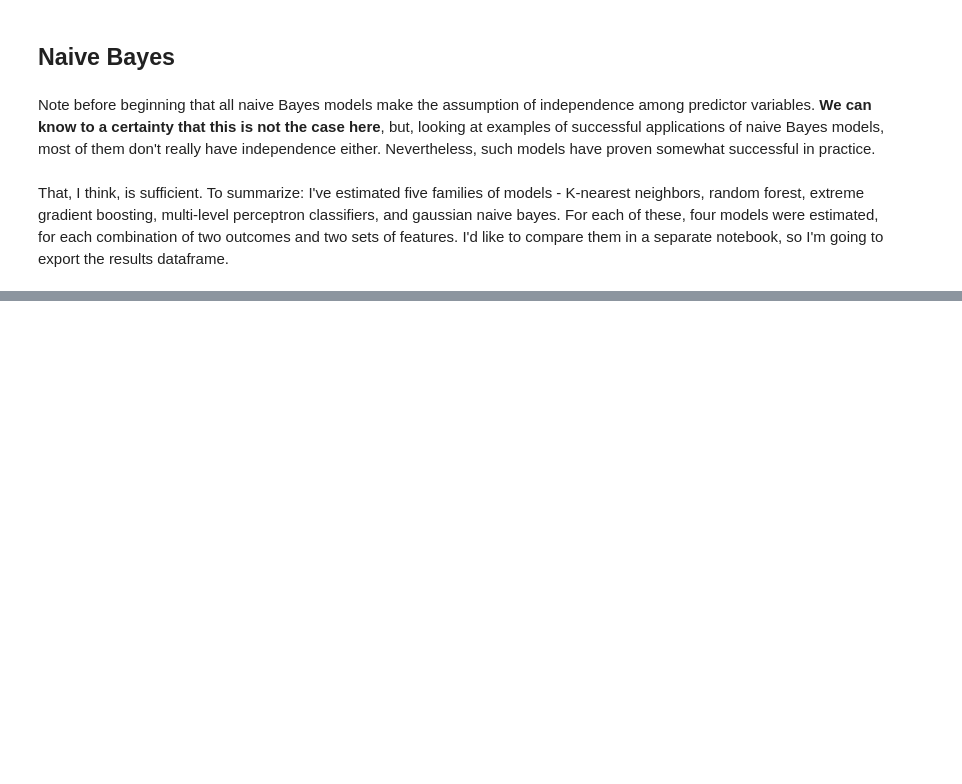
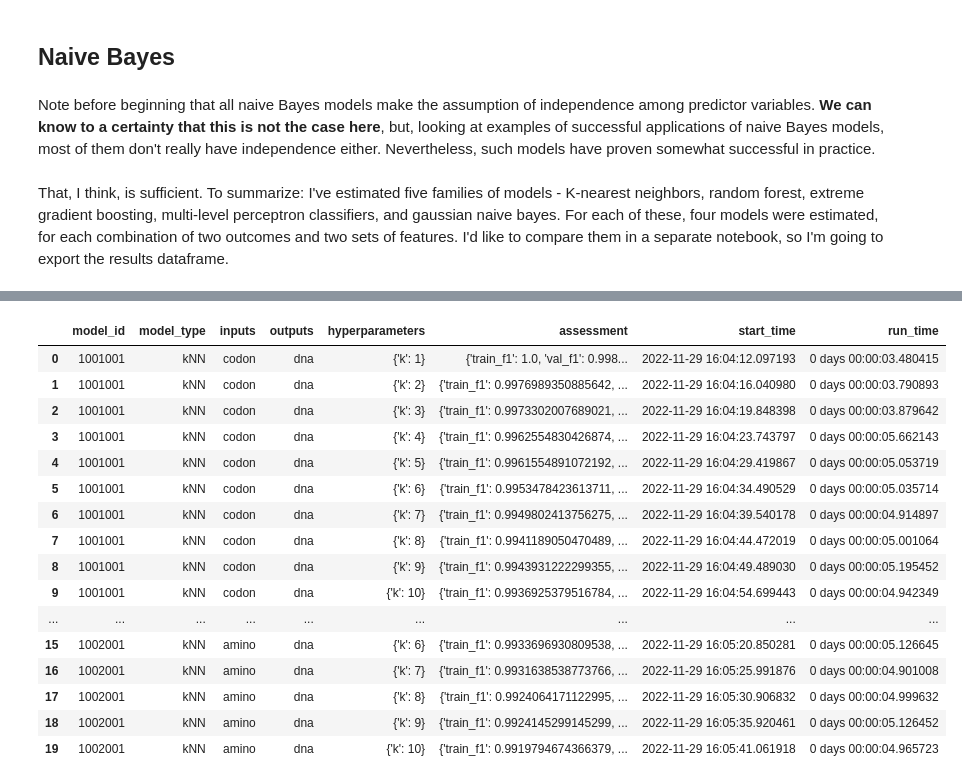
Before and after one commit to skizlik/capstone-2-dna-taxon-prediction, a Jupyter notebook: Capstone 2 Modeling.ipynb, the cells around one changed output, grey strips where cells are left out. Drawn from its saved outputs; the diff is of its cells as text; code cells hidden in the pictures; blank space fills up the shorter version.

```diff
--- a/Capstone 2 Modeling.ipynb
+++ b/Capstone 2 Modeling.ipynb
@@ -172,13 +252,6 @@ def scale_all(X_train, X_val, X_test):
     X_val = ss.transform(X_val)
     X_test = ss.transform(X_test)
     return X_train, X_val, X_test
-# %%
-def scale_tv(X_train, X_val):
-    '''uses StandardScaler() to fit_transform X_train and transform X_val'''
-    ss = StandardScaler()
-    X_train = ss.fit_transform(X_train)
-    X_val = ss.transform(X_val)
-    return X_train, X_val
 # %%
 '''It is EXTREMELY PAINFUL to me that it proved necessary to include Xn and yn to represent the NAMES of the
 parameters X and y in the function below.  I looked long and hard and ultimately in vain for a clean, simple way
@@ -509,6 +645,7 @@ The only difference seems to be that, when predicting kingdom as opposed to DNAt
 
 def rfc_shap(y, X, yn='', Xn='', n_est=300, tts_random_state=0, rfc_random_state=0, test_id=0):
     starttime = datetime.now()
+    output = pd.DataFrame(columns=r_cols)
 
     print("X:", Xn)
     print("y:", yn)
@@ -520,16 +657,19 @@ def rfc_shap(y, X, yn='', Xn='', n_est=300, tts_random_state=0, rfc_random_state
 
     rfc = RandomForestClassifier(n_estimators=n_est, random_state=rfc_random_state, n_jobs=-1)
     rfc.fit(X_train,y_train)
-    shap_values = shap.TreeExplainer(rfc).shap_values(X_train)
+    shap_exp = shap.TreeExplainer(rfc)
+    shap_values = shap_exp.shap_values(X_train)
     plot_title = "Predicting" + yn + "using" + Xn
     shap.summary_plot(shap_values, X_train, feature_names=X, title=plot_title, plot_type="bar")
+    #shap.plots.heatmap(shap_exp)
     # summary_plot returns an error for other plot types for multiclass
     #shap.summary_plot(shap_values, X_train, feature_names=X, title=plot_title, plot_type="violin")
     #shap.summary_plot(shap_values, X_train, feature_names=X, title=plot_title, plot_type="dot")
     # inserting these shap values into the results dataframe
     item = [test_id, 'RFC-SHAP', Xn, yn, {'n_estimators': n_est}, shap_values, starttime, datetime.now()-starttime]
     itemdict = dict(zip(r_cols, item))
-    return itemdict
+    output = output.append(itemdict, ignore_index=True)
+    return output
 # %%
 # running the function on:
 # y=DNAtype X=codon
@@ -602,6 +769,8 @@ results = results.append(xgb_fit('KingLabel', amino_list, 'kingdom', 'amino', te
 Let's also run the SHAP TreeExplainer on these XGBoost models.
 # %%
 def xgb_shap(y, X, yn='', Xn='', tts_random_state=0, test_id=0):
+    starttime=datetime.now()
+    output = pd.DataFrame(columns=r_cols)
     X_train, X_val, y_train, y_val = train_test_split(cu[X], cu[y], test_size=0.15, random_state=tts_random_state)
     # scale X data
     X_train, X_val, X_test = scale_all(X_train, X_val, testset[X])
@@ -611,13 +780,15 @@ def xgb_shap(y, X, yn='', Xn='', tts_random_state=0, test_id=0):
     shap_values = shap.TreeExplainer(xgb).shap_values(X_train)
     plot_title = "Predicting" + yn + "using" + Xn
     shap.summary_plot(shap_values, X_train, feature_names=X, title=plot_title, plot_type="bar")
+    #shap.plots.heatmap(shap_values)
     #shap.summary_plot(shap_values, X_train, feature_names=X, title=plot_title, plot_type="violin")
     #shap.summary_plot(shap_values, X_train, feature_names=X, title=plot_title, plot_type="dot")
     # inserting these shap values into the results dataframe
     item = [test_id, 'XGB-SHAP', Xn, yn, {'hyperparameters': 'XGB defaults'}, shap_values,
                                                     starttime, datetime.now()-starttime]
     itemdict = dict(zip(r_cols, item))
-    return itemdict
+    output = output.append(itemdict, ignore_index=True)
+    return output
 # %%
 results=results.append(xgb_shap('DNALabel', codon_list, 'dna', 'codon', tts_random_state=6433, test_id='3011001'))
 results=results.append(xgb_shap('DNALabel', amino_list, 'dna', 'amino', tts_random_state=1027, test_id='3012001'))
@@ -801,7 +1002,9 @@ The MLPClassifier model can be explored using shap.DeepExplainer, or so I've rea
 # I'm not using tensorflow at all but shap DeepExplainer threw an error that there was no such module... ominous...
 import tensorflow
 # %%
-def mlp_shap(y, X, yn='', Xn='', tts_random_state=0):
+def mlp_shap(y, X, yn='', Xn='', tts_random_state=0, test_id=0):
+    starttime = datetime.now()
+    output = pd.DataFrame(columns=r_cols)
     X_train, X_val, y_train, y_val = train_test_split(cu[X], cu[y], test_size=0.15, random_state=tts_random_state)
     # scale X data
     X_train, X_val, X_test = scale_all(X_train, X_val, testset[X])
@@ -816,11 +1019,13 @@ def mlp_shap(y, X, yn='', Xn='', tts_random_state=0):
     shap_values = shap.KernelExplainer(mlp.predict_proba, X_train[:50,:]).shap_values(X_train[:299,:])
     plot_title = "Predicting" + yn + "using" + Xn
     shap.summary_plot(shap_values, X_train[:299,:], feature_names=X, title=plot_title, plot_type="bar")
+    #shap.plots.heatmap(shap_values)
     #shap.summary_plot(shap_values, X_train, feature_names=X, title=plot_title, plot_type="violin")
     #shap.summary_plot(shap_values, X_train, feature_names=X, title=plot_title, plot_type="dot")
     item = [test_id, 'MLP-SHAP', Xn, yn, {'hyperparameters': 'MLP defaults'}, shap_values, starttime, datetime.now()-starttime]
     itemdict = dict(zip(r_cols, item))
-    return itemdict
+    output = output.append(itemdict, ignore_index=True)
+    return output
 # %%
 results=results.append(mlp_shap('DNALabel', codon_list, 'dna', 'codon', tts_random_state=2302, test_id='4011001'))
 results=results.append(mlp_shap('DNALabel', amino_list, 'dna', 'amino', tts_random_state=6613, test_id='4012001'))
@@ -892,0 +1112,20 @@ results.to_pickle("results1.pkl")
+# %%
+results.head(20)
+# %% [output]
+|  | model_id | model_type | inputs | outputs | hyperparameters | assessment | start_time | run_time |
+| 0 | 1001001 | kNN | codon | dna | {'k': 1} | {'train_f1': 1.0, 'val_f1': 0.998... | 2022-11-29 16:04:12.097193 | 0 days 00:00:03.480415 |
+| 1 | 1001001 | kNN | codon | dna | {'k': 2} | {'train_f1': 0.9976989350885642, ... | 2022-11-29 16:04:16.040980 | 0 days 00:00:03.790893 |
+| 2 | 1001001 | kNN | codon | dna | {'k': 3} | {'train_f1': 0.9973302007689021, ... | 2022-11-29 16:04:19.848398 | 0 days 00:00:03.879642 |
+| 3 | 1001001 | kNN | codon | dna | {'k': 4} | {'train_f1': 0.9962554830426874, ... | 2022-11-29 16:04:23.743797 | 0 days 00:00:05.662143 |
+| 4 | 1001001 | kNN | codon | dna | {'k': 5} | {'train_f1': 0.9961554891072192, ... | 2022-11-29 16:04:29.419867 | 0 days 00:00:05.053719 |
+| 5 | 1001001 | kNN | codon | dna | {'k': 6} | {'train_f1': 0.9953478423613711, ... | 2022-11-29 16:04:34.490529 | 0 days 00:00:05.035714 |
+| 6 | 1001001 | kNN | codon | dna | {'k': 7} | {'train_f1': 0.9949802413756275, ... | 2022-11-29 16:04:39.540178 | 0 days 00:00:04.914897 |
+| 7 | 1001001 | kNN | codon | dna | {'k': 8} | {'train_f1': 0.9941189050470489, ... | 2022-11-29 16:04:44.472019 | 0 days 00:00:05.001064 |
+| 8 | 1001001 | kNN | codon | dna | {'k': 9} | {'train_f1': 0.9943931222299355, ... | 2022-11-29 16:04:49.489030 | 0 days 00:00:05.195452 |
+| 9 | 1001001 | kNN | codon | dna | {'k': 10} | {'train_f1': 0.9936925379516784, ... | 2022-11-29 16:04:54.699443 | 0 days 00:00:04.942349 |
+| ... | ... | ... | ... | ... | ... | ... | ... | ... |
+| 15 | 1002001 | kNN | amino | dna | {'k': 6} | {'train_f1': 0.9933696930809538, ... | 2022-11-29 16:05:20.850281 | 0 days 00:00:05.126645 |
+| 16 | 1002001 | kNN | amino | dna | {'k': 7} | {'train_f1': 0.9931638538773766, ... | 2022-11-29 16:05:25.991876 | 0 days 00:00:04.901008 |
+| 17 | 1002001 | kNN | amino | dna | {'k': 8} | {'train_f1': 0.9924064171122995, ... | 2022-11-29 16:05:30.906832 | 0 days 00:00:04.999632 |
+| 18 | 1002001 | kNN | amino | dna | {'k': 9} | {'train_f1': 0.9924145299145299, ... | 2022-11-29 16:05:35.920461 | 0 days 00:00:05.126452 |
+| 19 | 1002001 | kNN | amino | dna | {'k': 10} | {'train_f1': 0.9919794674366379, ... | 2022-11-29 16:05:41.061918 | 0 days 00:00:04.965723 |
```
Also changed, not shown: parts of 39 cells of this notebook.
